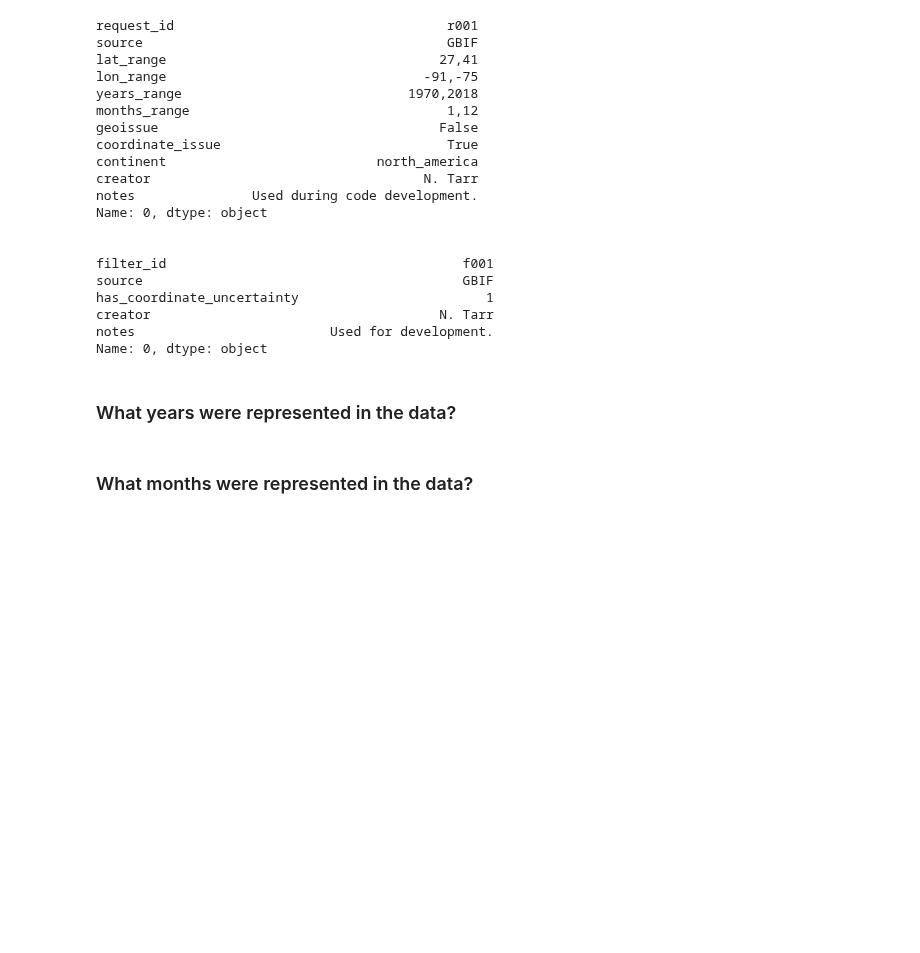
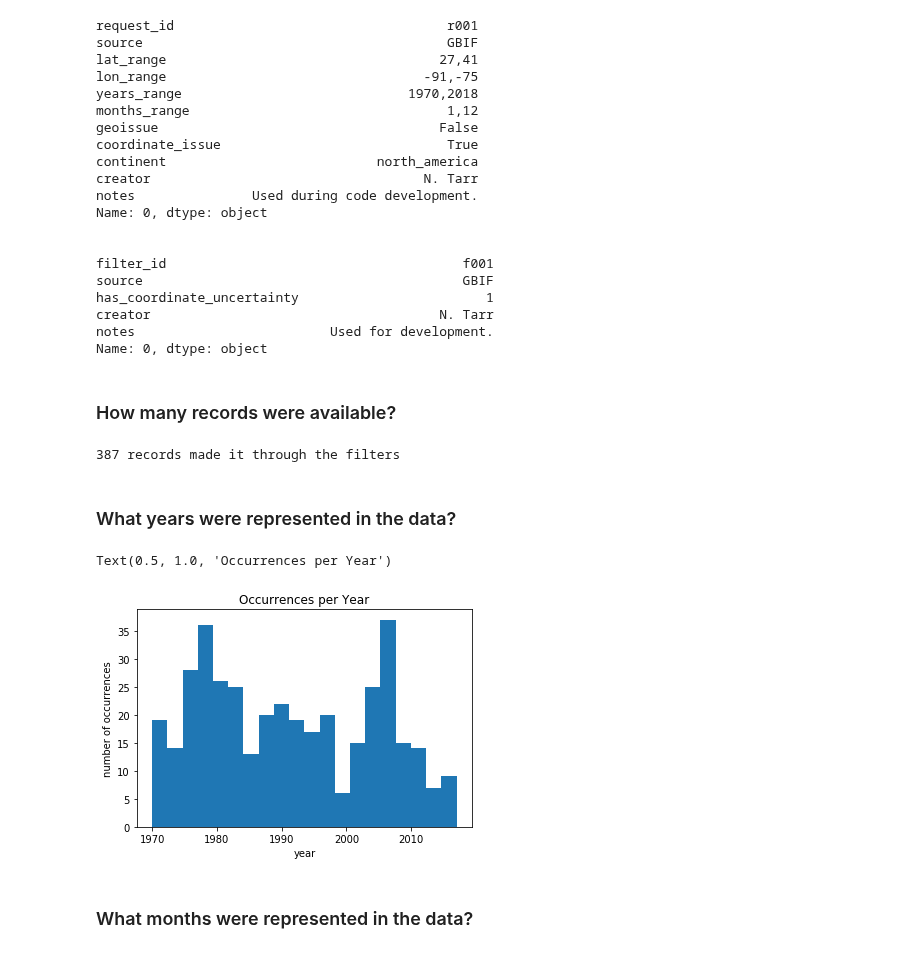
Before and after one commit to ncbirdconservation/NCBA, a Jupyter notebook: Demonstration.ipynb, the cells around one changed output. Drawn from its saved outputs; the diff is of its cells as text; code cells hidden in the pictures; blank space fills up the shorter version.

```diff
--- a/Demonstration.ipynb
+++ b/Demonstration.ipynb
@@ -317,7 +321,25 @@ has_coordinate_uncertainty                        1
 creator                                     N. Tarr
 notes                         Used for development.
 Name: 0, dtype: object
+# %% [markdown]
+### How many records were available?
+# %%
+conn_occ= sqlite3.connect(outDir + species_id + "_occurrences.sqlite")
+curs_occ = conn_occ.cursor()
+record_count = curs_occ.execute("SELECT COUNT(occ_id) FROM occurrences WHERE species_id = '{0}'".format(species_id)).fetchone()
+print(str(record_count[0]) + " records made it through the filters")
+# %% [output]
+387 records made it through the filters
 # %% [markdown]
 ### What years were represented in the data?
+# %%
+occ_years = [int(x[0]) for x in curs_occ.execute("SELECT strftime('%Y', occurrenceDate) FROM occurrences").fetchall()]
+plt.hist(occ_years, bins=20)
+plt.ylabel("number of occurrences")
+plt.xlabel("year")
+plt.title("Occurrences per Year")
+# %% [output]
+Text(0.5, 1.0, 'Occurrences per Year')
+[figure, added]
 # %% [markdown]
 ### What months were represented in the data?
```
Also changed, not shown: parts of 17 cells of this notebook.
